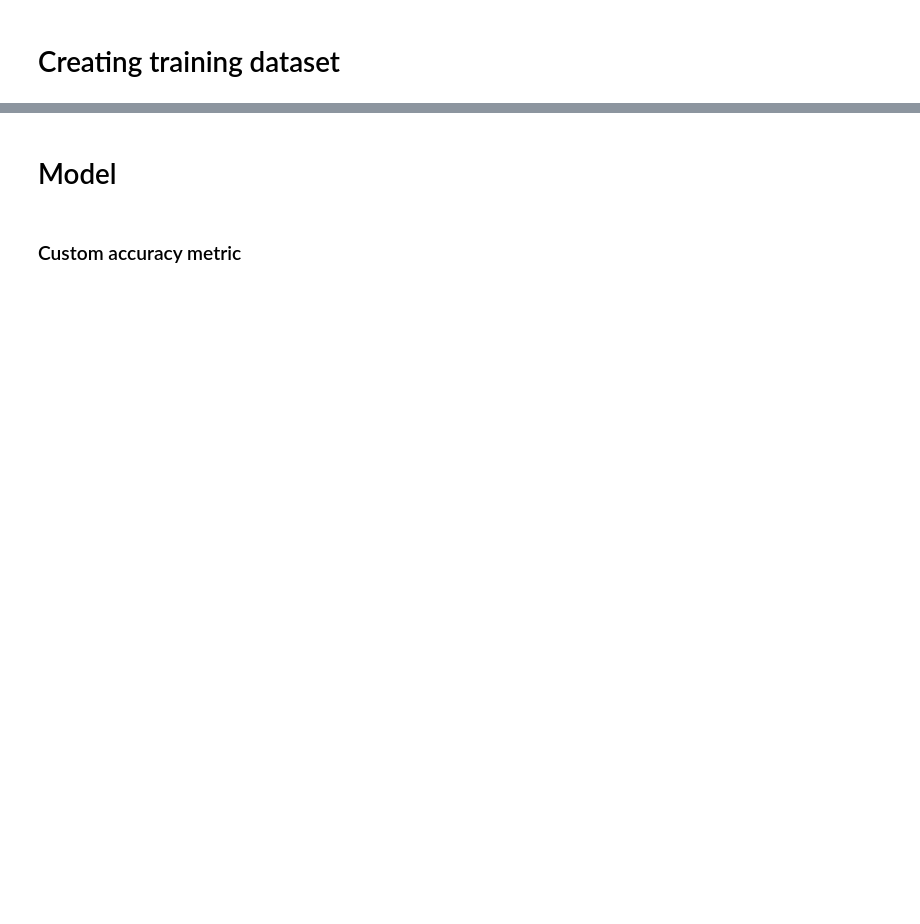
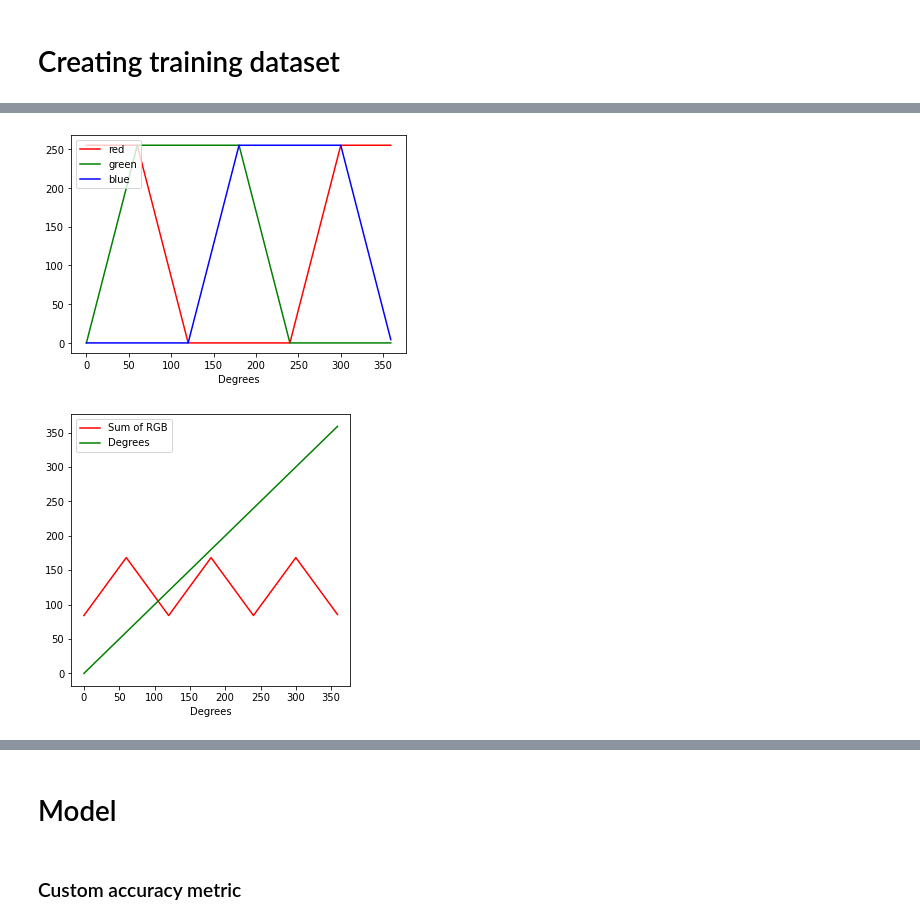
Before and after one commit to mateuszbugaj/Position_and_rotation_CNN, a Jupyter notebook: position_rotation_rgb.ipynb, the cells around one changed output, grey strips where cells are left out. Cells and saved outputs as stored; diff of their text form; code cells hidden in the pictures; blank space fills up the shorter version.

```diff
--- a/position_rotation_rgb.ipynb
+++ b/position_rotation_rgb.ipynb
@@ -148,3 +189,20 @@ def RGBToAngle(rgb):
+# %%
+plt.plot([i for i in range(360)], [i[0] for i in degrees], color = "red", label = "red")
+plt.plot([i for i in range(360)], [i[1] for i in degrees], color = "green", label = "green")
+plt.plot([i for i in range(360)], [i[2] for i in degrees], color = "blue", label = "blue")
+plt.xlabel("Degrees")
+plt.legend(loc='upper left')
+plt.show()
+
+plt.figure(figsize=(5, 5))
+plt.plot([i for i in range(360)], [i[3] for i in degrees], color = "red", label = "Sum of RGB")
+plt.plot([i for i in range(360)], [i for i in range(360)], color = "green", label = "Degrees")
+plt.xlabel("Degrees")
+plt.legend(loc='upper left')
+plt.show()
+# %% [output]
+[figure, added]
+[figure, added]
 # %%
 random_index = random.randrange(IMAGES)
 fig, axs = plt.subplots(ncols = 3, figsize = (15, 15))
```
Also changed, not shown: parts of 13 cells of this notebook, 2 other files.
